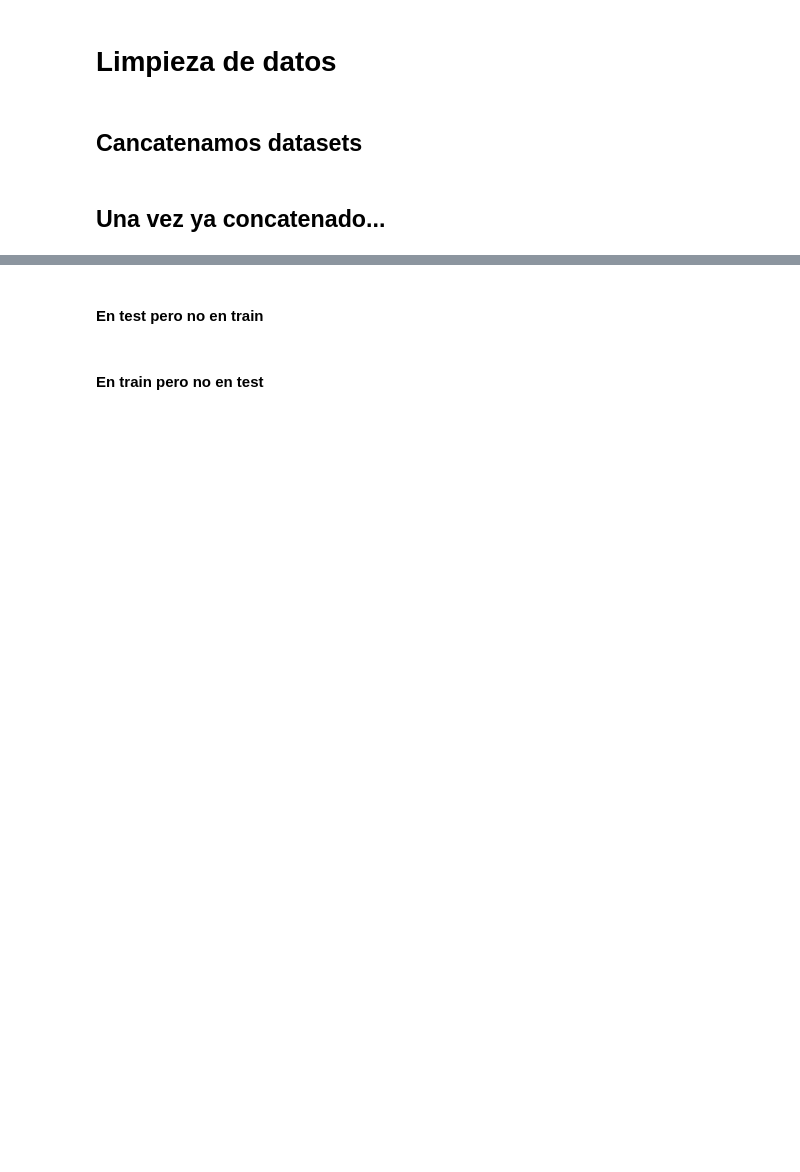
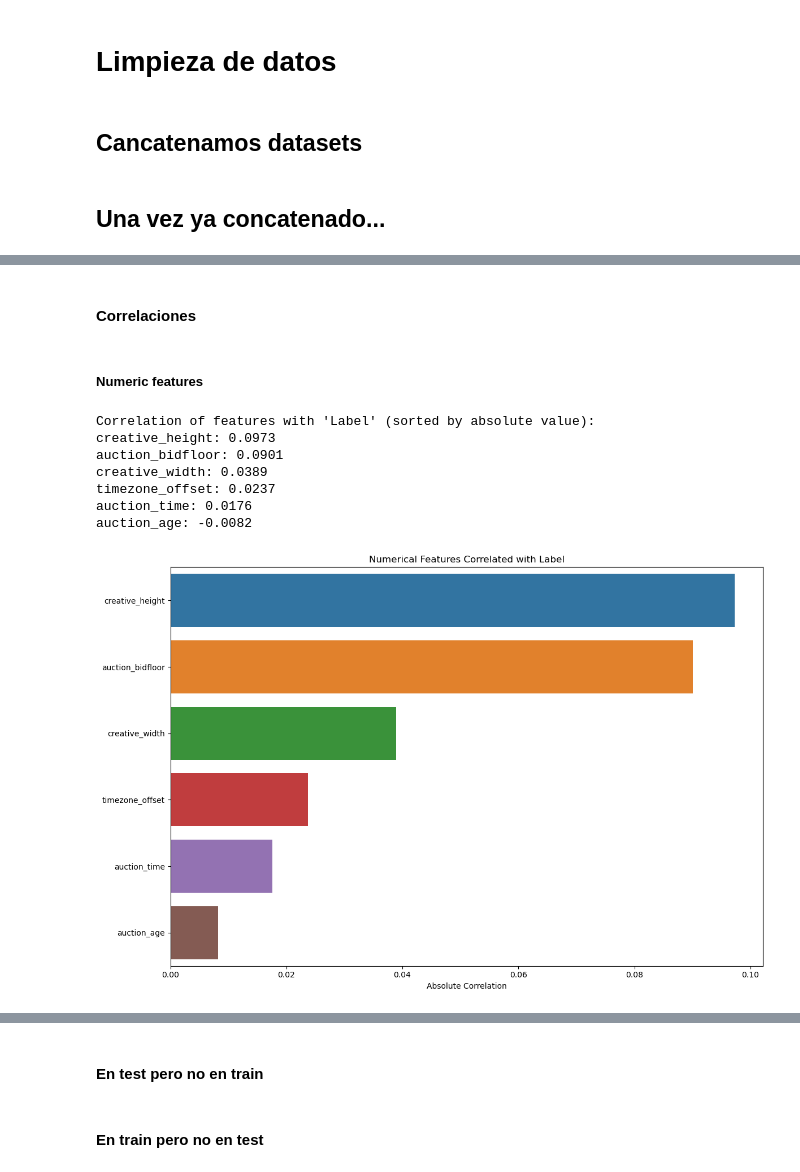
Before and after one commit to Luquish/TP2_TD6, a Jupyter notebook: limpieza.ipynb, the cells around one changed output, grey strips where cells are left out. Drawn from its saved outputs; the diff is of its cells as text; code cells hidden in the pictures; blank space fills up the shorter version.

```diff
--- a/limpieza.ipynb
+++ b/limpieza.ipynb
@@ -397,0 +453,38 @@ test = pd.read_csv('data/ctr_test.csv')
+# %%
+# Categorias numericas
+numeric_columns = train_data.select_dtypes(include=['int64', 'float64']).columns.tolist()
+
+# Categorias categóricas
+categorical_features = train_data.select_dtypes(include=['object']).columns.tolist()
+# %% [markdown]
+#### Correlaciones
+# %% [markdown]
+##### Numeric features
+# %%
+# Correlation analysis with 'Label'
+numeric_data = train_data[numeric_columns]
+correlation_with_label = numeric_data.corr()['Label'].sort_values(key=abs, ascending=False)
+
+# Print correlations with 'Label'
+print("Correlation of features with 'Label' (sorted by absolute value):")
+for feature, corr in correlation_with_label.items():
+    if feature != 'Label':
+        print(f"{feature}: {corr:.4f}")
+
+# Visualize top correlations with 'Label'
+plt.figure(figsize=(12, 8))
+top_correlations = correlation_with_label.drop('Label').abs()
+sns.barplot(x=top_correlations.values, y=top_correlations.index)
+plt.title('Numerical Features Correlated with Label')
+plt.xlabel('Absolute Correlation')
+plt.tight_layout()
+plt.show()
+# %% [output]
+Correlation of features with 'Label' (sorted by absolute value):
+creative_height: 0.0973
+auction_bidfloor: 0.0901
+creative_width: 0.0389
+timezone_offset: 0.0237
+auction_time: 0.0176
+auction_age: -0.0082
+[figure, added]
```
Also changed, not shown: parts of 26 cells of this notebook.
